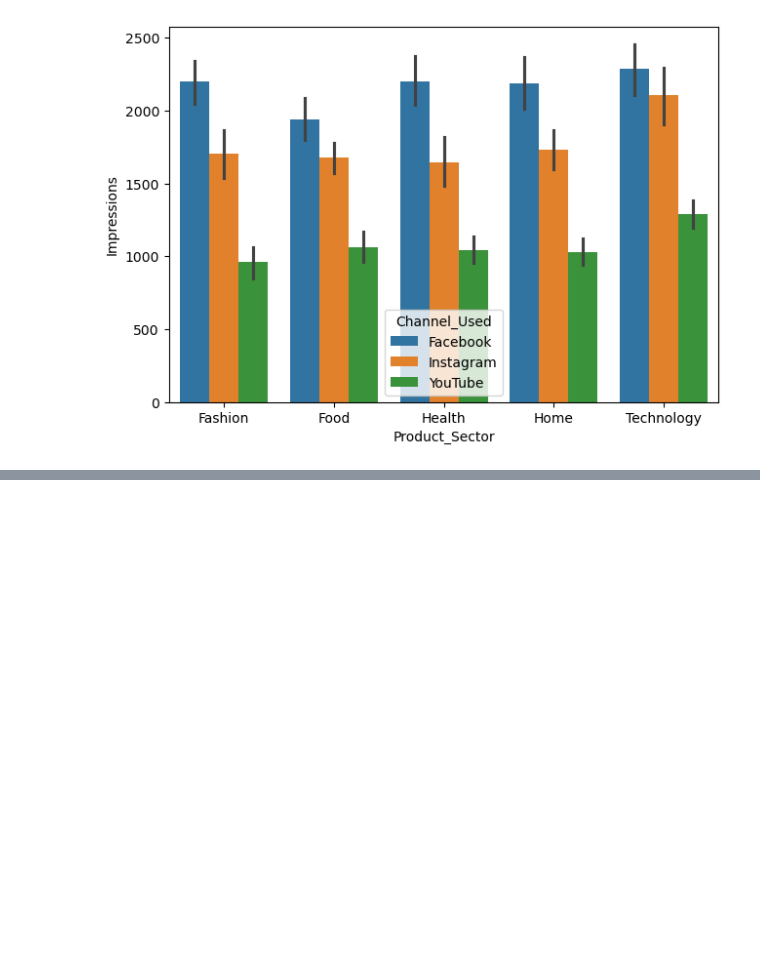
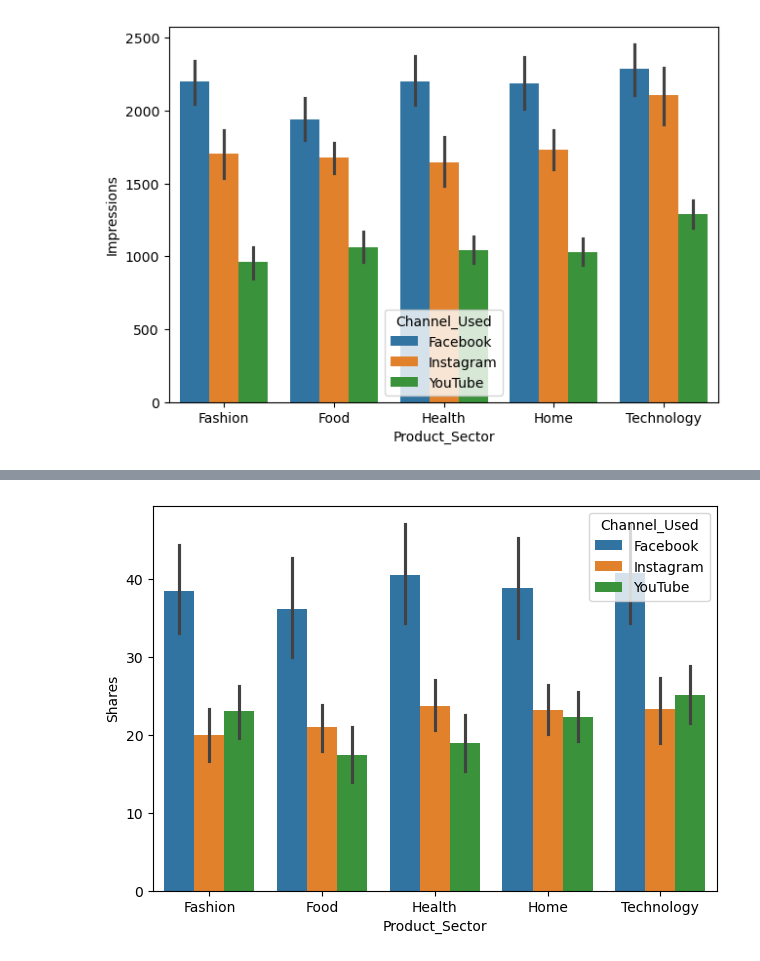
Before and after one commit to taimoorrauf607/2, a Jupyter notebook: data cleaning.ipynb, the cells around one changed output, grey strips where cells are left out. Cells and saved outputs as stored; diff of their text form; code cells hidden in the pictures; blank space fills up the shorter version.

```diff
--- a/data cleaning.ipynb
+++ b/data cleaning.ipynb
@@ -379,0 +387,7 @@ plt.show()
+# %%
+plt.figure(figsize=(16,5))
+plt.subplot(121)
+sns.barplot(data=df,x='Product_Sector',y='Shares', hue='Channel_Used',estimator='mean')
+plt.show()
+# %% [output]
+[figure, added]
```
Also changed, not shown: parts of 1 cell of this notebook.
